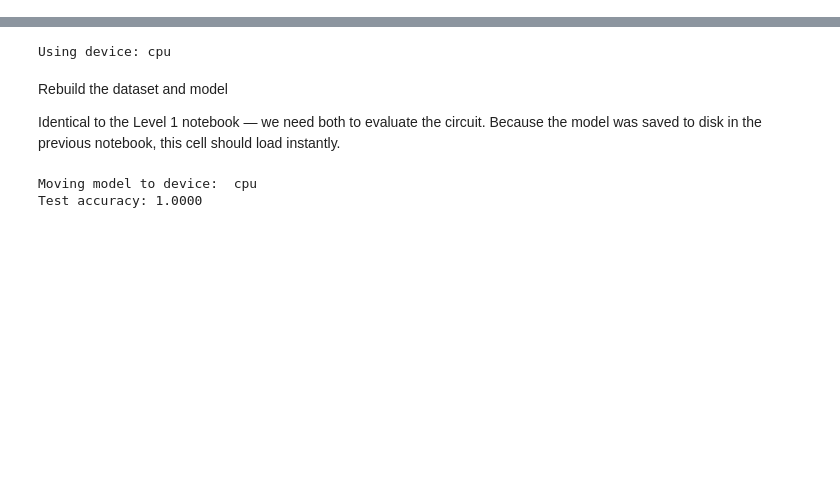
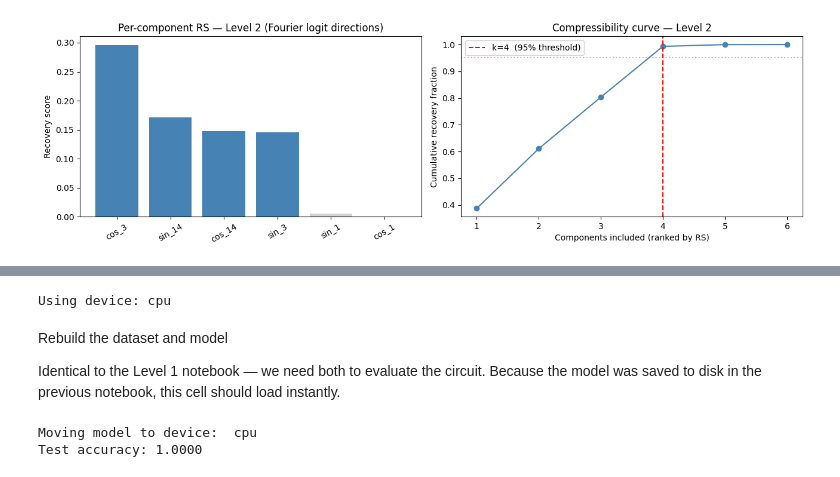
Before and after one commit to GabraxVolz1/Thesis, a Jupyter notebook: notebooks/03_level2_heads.ipynb, the cells around one changed output, grey strips where cells are left out. Cells and saved outputs as stored; diff of their text form; code cells hidden in the pictures; blank space fills up the shorter version.

```diff
--- a/notebooks/03_level2_heads.ipynb
+++ b/notebooks/03_level2_heads.ipynb
@@ -0,0 +107,5 @@
+# %%
+with open(L1_RESULTS) as f:
+    l1 = json.load(f)
+KEY_FREQS = l1["key_freqs"]
+print(f"Key frequencies (from Level 1): {KEY_FREQS}")
@@ -0,0 +141,11 @@
+# %%
+# We need all p*p logits to work in the 2D Fourier basis
+# (following official notebook Cell 43 exactly)
+all_inputs_dev = inputs_all.to(device)    # [p*p, 3]
+all_labels_dev = labels_all.to(device)    # [p*p]
+
+with torch.no_grad():
+    all_logits = model(all_inputs_dev)[:, -1, :]   # [p*p, p]
+
+print(f"Full logit tensor shape: {all_logits.shape}")
+print(f"Original loss (all data): " f"{torch.nn.CrossEntropyLoss()(all_logits, all_labels_dev):.6f}")
@@ -0,0 +236,63 @@
+# %%
+sorted_comps  = sorted(scores.items(), key=lambda x: x[1], reverse=True)
+names_sorted  = [x[0] for x in sorted_comps]
+scores_sorted = torch.tensor([x[1] for x in sorted_comps])
+
+pos_scores = scores_sorted.clamp(min=0)
+cumulative  = pos_scores.cumsum(0)
+total_pos   = cumulative[-1].item()
+
+k_95 = int((cumulative / total_pos >= 0.95).nonzero()[0].item()) + 1
+circuit_components = names_sorted[:k_95]
+
+# Criterion 1: restore all circuit components together
+circuit_logits = all_logits.clone()
+for kk in KEY_FREQS:
+    circuit_logits = circuit_logits \
+        - get_component_cos_xpy(circuit_logits, kk) \
+        - get_component_sin_xpy(circuit_logits, kk)
+
+for cname in circuit_components:
+    comp = next(c for c in COMPONENTS if c["name"] == cname)
+    if comp["part"] == "cos":
+        circuit_logits = circuit_logits \
+            + get_component_cos_xpy(all_logits, comp["k"])
+    else:
+        circuit_logits = circuit_logits \
+            + get_component_sin_xpy(all_logits, comp["k"])
+
+circuit_loss = cross_entropy_all(circuit_logits, all_labels_dev)
+faithfulness = recovery_score_loss(circuit_loss, corrupted_loss, clean_loss)
+
+print("=" * 55)
+print("  Level 2 — Logit-space Fourier components")
+print("=" * 55)
+print(f"  Criterion 1  Faithfulness RS : {faithfulness:.4f}")
+print(f"  Criterion 2  Component count : {k_95} / {len(COMPONENTS)}")
+print(f"               Compression ratio: {k_95/len(COMPONENTS):.3f}")
+print(f"  Circuit components: {circuit_components}")
+print("=" * 55)
+
+# Plots
+fig, (ax1, ax2) = plt.subplots(1, 2, figsize=(13, 4))
+
+colors = ["steelblue" if n in circuit_components else "lightgray" for n in names_sorted]
+ax1.bar(names_sorted, scores_sorted.numpy(), color=colors)
+ax1.axhline(0, color="black", linewidth=0.5)
+ax1.set_ylabel("Recovery score")
+ax1.set_title("Per-component RS — Level 2 (Fourier logit directions)")
+ax1.tick_params(axis='x', rotation=30)
+
+ax2.plot(range(1, len(COMPONENTS) + 1), cumulative.numpy() / total_pos, "o-", color="steelblue")
+ax2.axvline(k_95, color="red", linestyle="--",
+            label=f"k={k_95}  (95% threshold)")
+ax2.axhline(0.95, color="red", linestyle=":", alpha=0.4)
+ax2.set_xlabel("Components included (ranked by RS)")
+ax2.set_ylabel("Cumulative recovery fraction")
+ax2.set_title("Compressibility curve — Level 2")
+ax2.legend()
+
+plt.tight_layout()
+plt.savefig(RESULTS_DIR / "level2_recovery_scores.png", dpi=150)
+plt.show()
+# %% [output]
@@ -0,0 +307 @@
+[figure, added]
```
Also changed, not shown: parts of 31 cells of this notebook, 5 other files.
